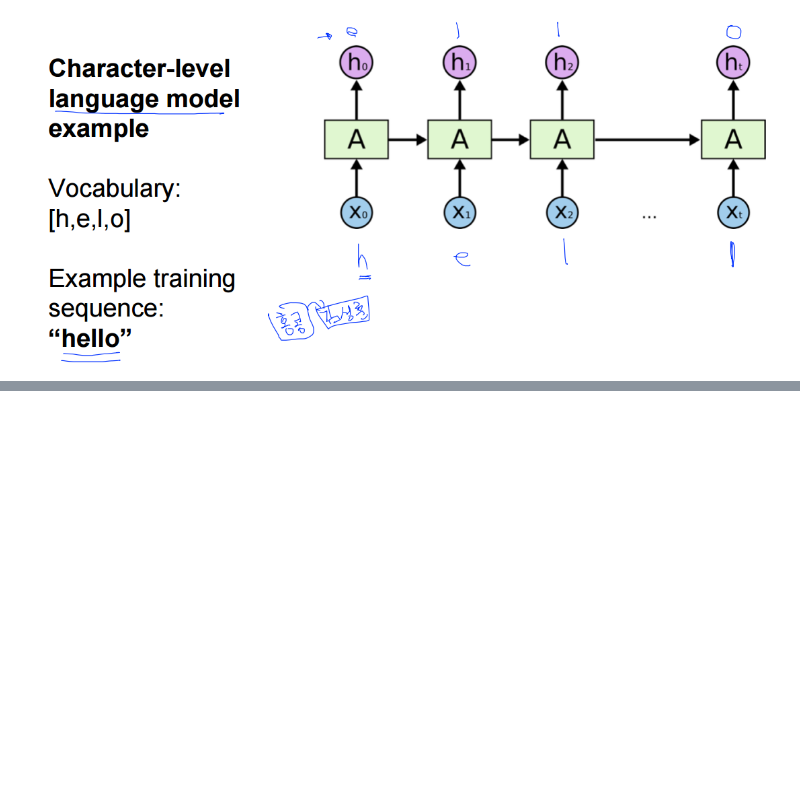
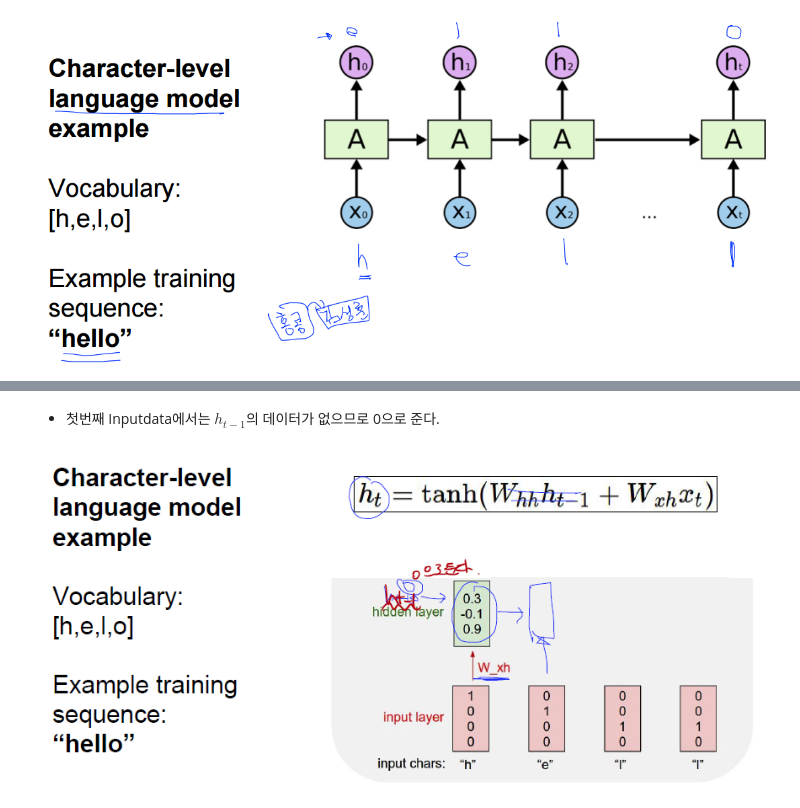
Before and after one commit to byungjun0689/DataScience, a Jupyter notebook: 9. Study wtih JJak/2. Deep Learning/0511_CNN_RNN/RNN.ipynb, the cells around one changed output, grey strips where cells are left out. Drawn from its saved outputs; the diff is of its cells as text; code cells hidden in the pictures; blank space fills up the shorter version.

```diff
--- a/9. Study wtih JJak/2. Deep Learning/0511_CNN_RNN/RNN.ipynb
+++ b/9. Study wtih JJak/2. Deep Learning/0511_CNN_RNN/RNN.ipynb
@@ -60,0 +71,6 @@ Image(filename="img/RNN/4.PNG")
+# %% [markdown]
+ - 첫번째 Inputdata에서는 $h_{t-1}$의 데이터가 없으므로 0으로 준다.
+# %%
+Image(filename="img/RNN/6.PNG")
+# %% [output]
+[figure, added]
```
Also changed, not shown: parts of 32 cells of this notebook, 19 other files.
